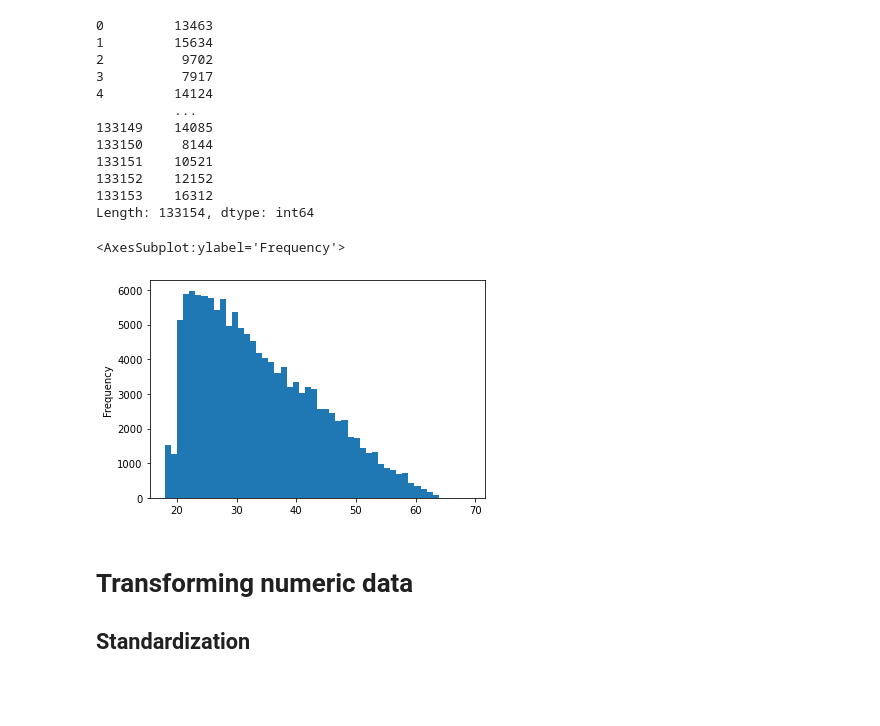
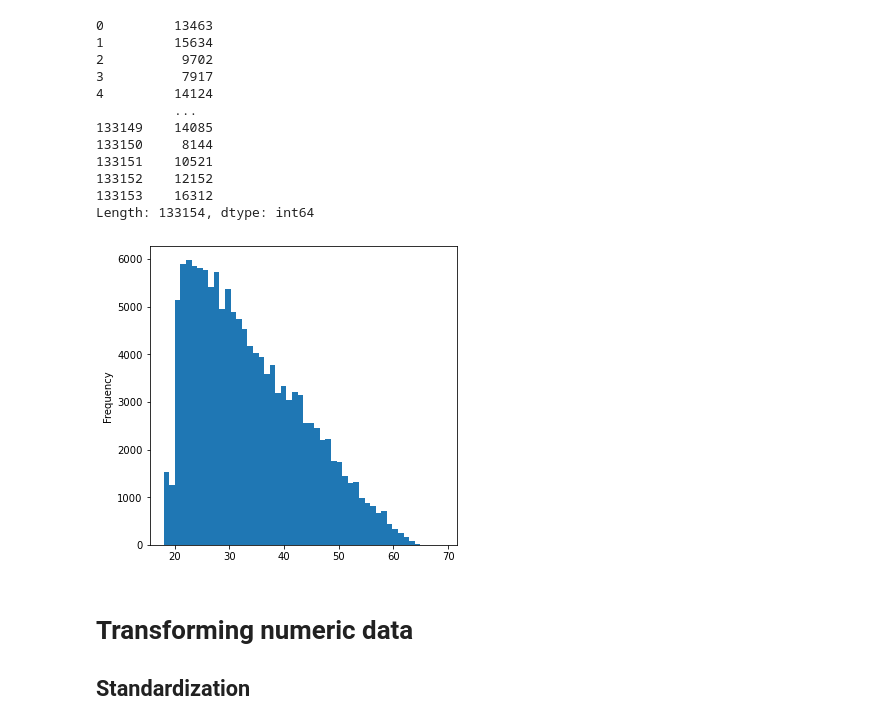
Before and after one commit to PacktPublishing/Practical-Data-Science-with-Python, a Jupyter notebook: Chapter10/Chapter_10_code.ipynb, the cells around one changed output. Cells and saved outputs as stored; diff of their text form; code cells hidden in the pictures; blank space fills up the shorter version.

```diff
--- a/Chapter10/Chapter_10_code.ipynb
+++ b/Chapter10/Chapter_10_code.ipynb
@@ -366,11 +377,12 @@ def calculate_age_in_years(x):
     return relativedelta.relativedelta(x['DISBURSAL_DATE'], x['DATE_OF_BIRTH']).years
 
 loan_df['AGE'] = loan_df.swifter.apply(lambda x: calculate_age_in_years(x), axis=1)
-# %%
-loan_df['AGE'].plot.hist(bins=50)
-# %% [output]
-<AxesSubplot:ylabel='Frequency'>
-[figure, removed]
+# %%
+f = plt.figure(figsize=(5.5, 5.5))
+loan_df['AGE'].plot.hist(bins=50)
+plt.savefig('agehist.png', dpi=300)
+# %% [output]
+[figure, added]
 # %% [markdown]
 # Transforming numeric data
 ## Standardization
```
Also changed, not shown: parts of 10 cells of this notebook, 3 other files.
